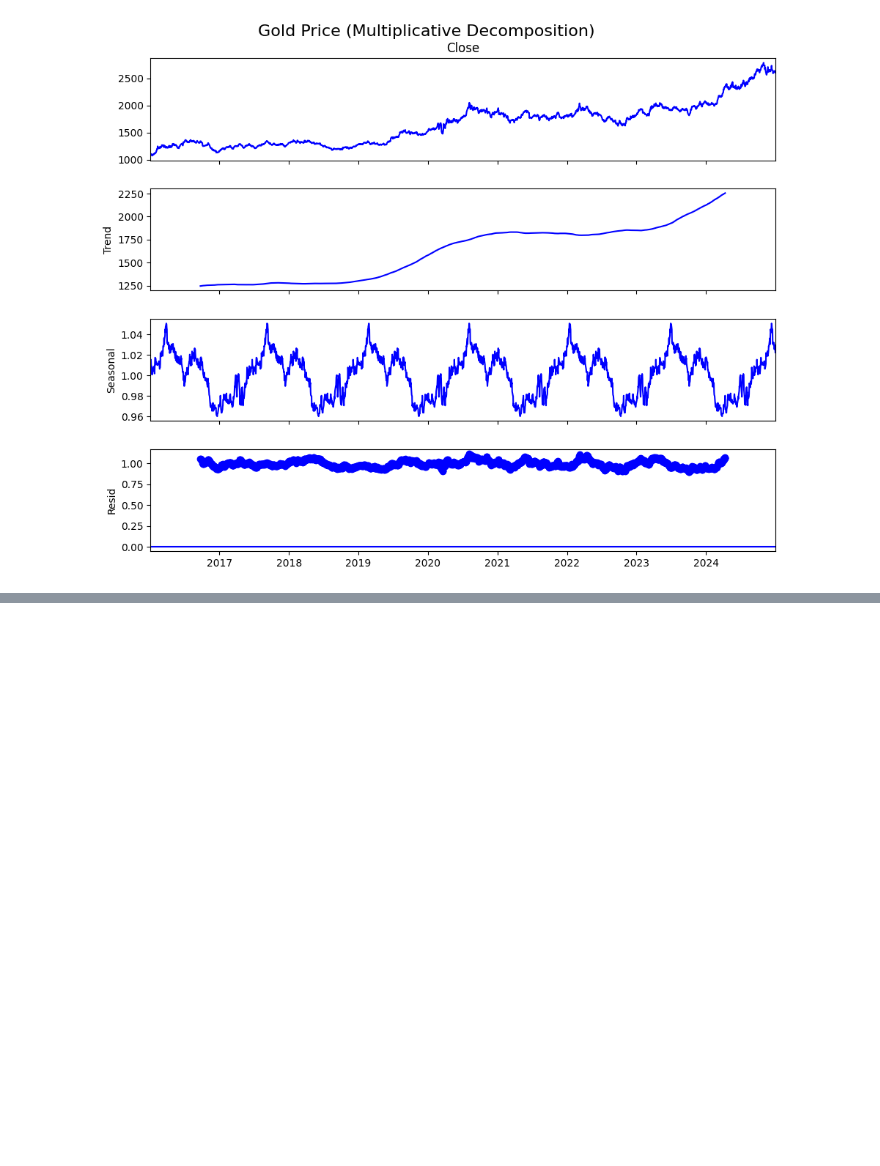
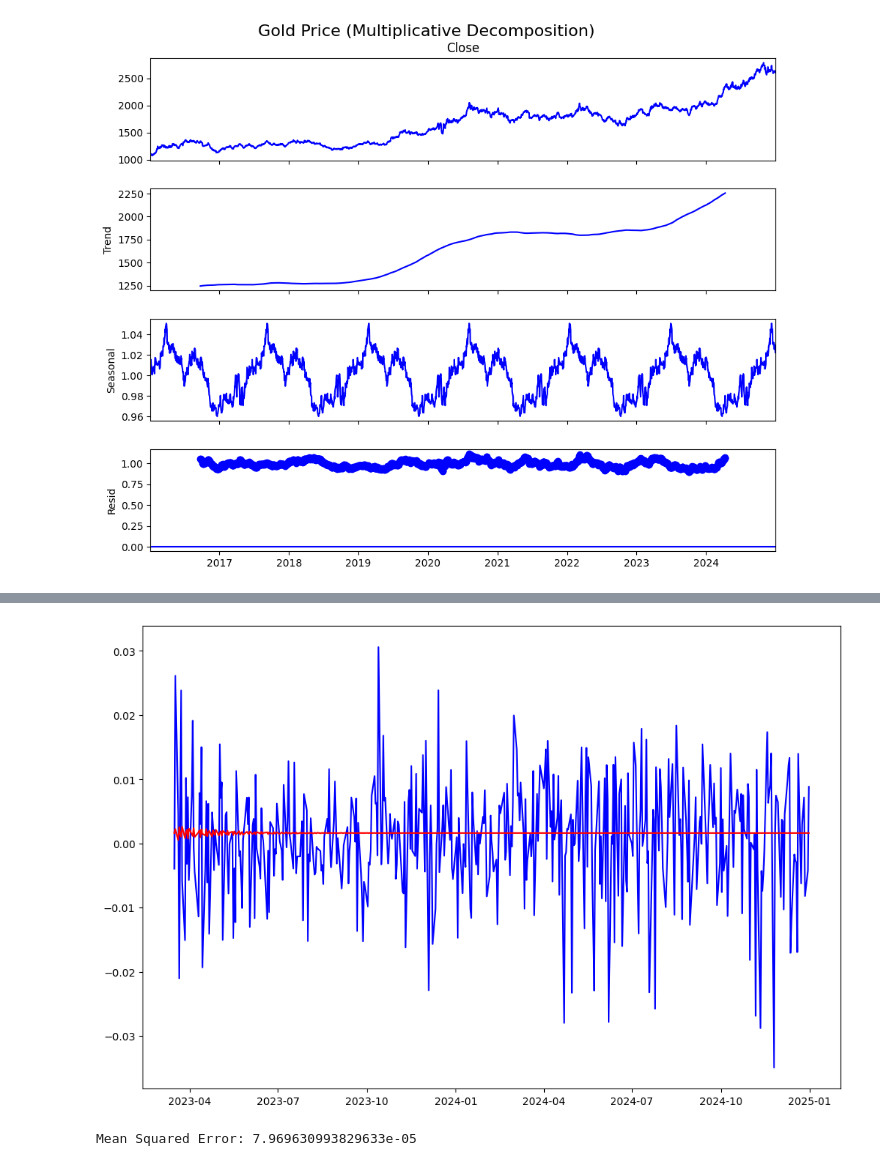
Before and after one commit to Jankiel-Predator/mmda_proj_btc, a Jupyter notebook: gold.ipynb, the cells around one changed output, grey strips where cells are left out. Saved outputs shown, nothing was run; the diff lists cells and outputs as text; code cells hidden in the pictures; blank space fills up the shorter version.

```diff
--- a/gold.ipynb
+++ b/gold.ipynb
@@ -244,0 +333,5 @@ plot_decomposition(gold['Close'], model='multiplicative', period=365, title="Gol
+# %%
+# Fit ARIMA model
+model = ARIMA(train, order=(3, 1, 3))
+model_fit = model.fit()
+forecasts_arima = model_fit.forecast(steps=len(test))
@@ -244,0 +363,12 @@ plot_decomposition(gold['Close'], model='multiplicative', period=365, title="Gol
+# %%
+plt.figure(figsize=(12,8))
+plt.plot(test.index, test, color = 'blue')
+plt.plot(test.index, forecasts_arima, color='red')
+plt.show()
+# %% [output]
+[figure, added]
+# %%
+mse = mean_squared_error(test['Close_Log_Diff'], forecasts_arima)
+print(f"Mean Squared Error: {mse}")
+# %% [output]
+Mean Squared Error: 7.969630993829633e-05
```
Also changed, not shown: parts of 11 cells of this notebook.
